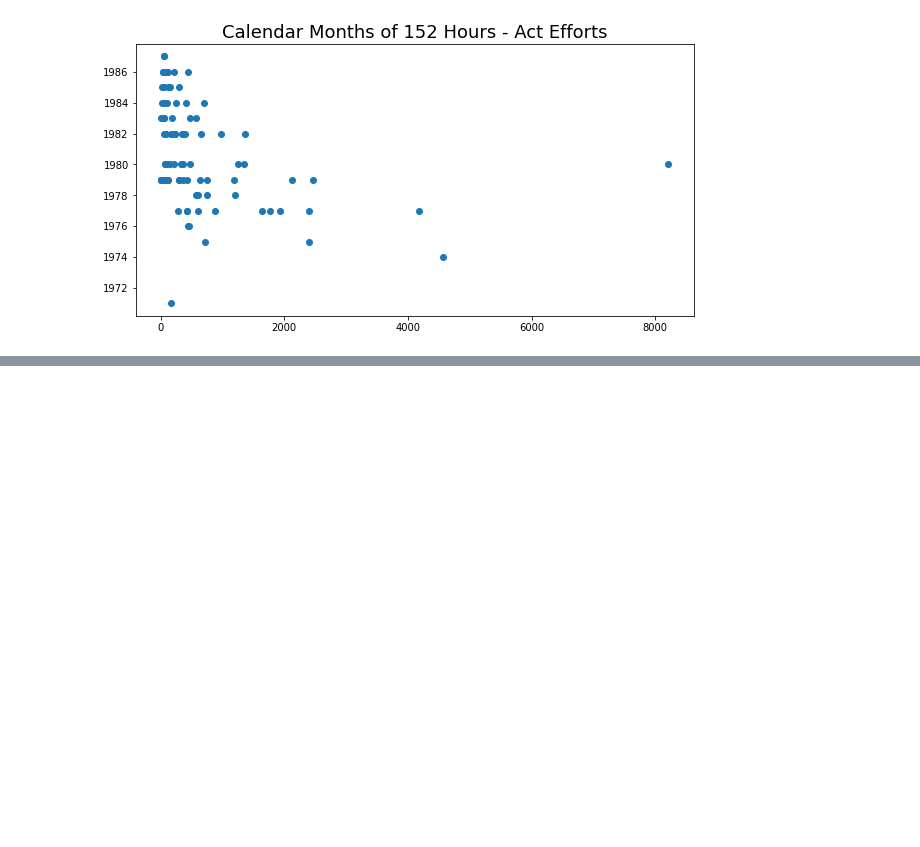
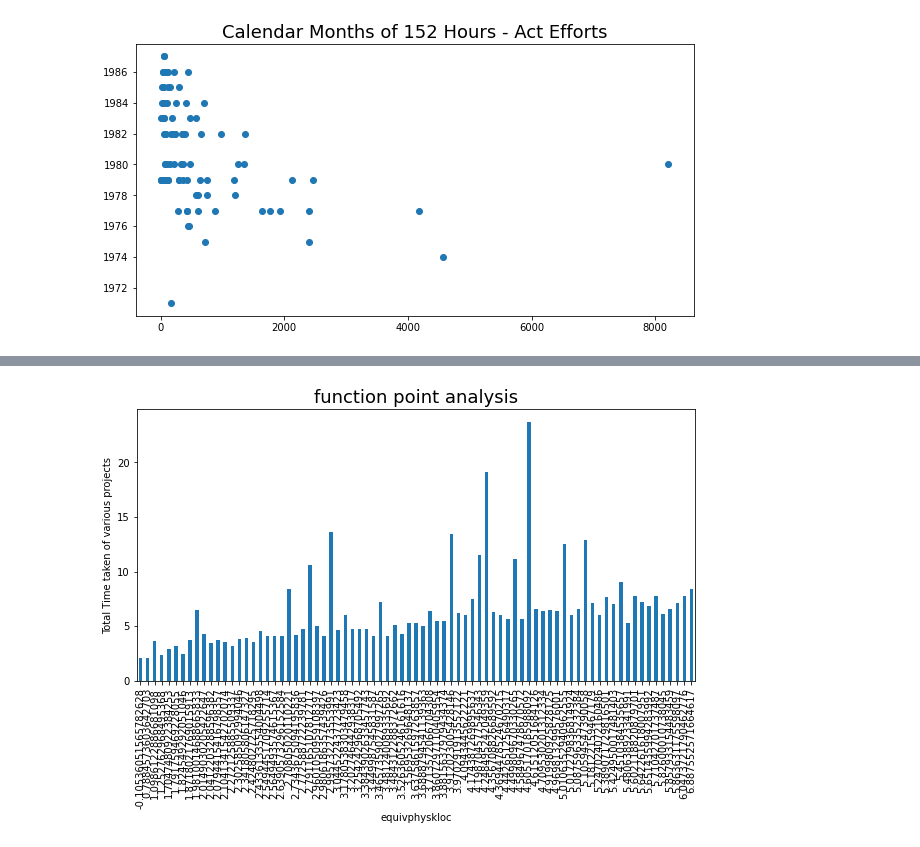
Before and after one commit to Aashir120/nasa_prediction, a Jupyter notebook: Untitled.ipynb, the cells around one changed output, grey strips where cells are left out. Cells and saved outputs as stored; diff of their text form; code cells hidden in the pictures; blank space fills up the shorter version.

```diff
--- a/Untitled.ipynb
+++ b/Untitled.ipynb
@@ -280,0 +521,8 @@ plt.show()
+# %%
+plt.figure(figsize=(10,5))
+df.groupby(['equivphyskloc'])['act_effort'].sum().plot.bar()
+plt.ylabel('Total Time taken of various projects')
+plt.title("function point analysis",fontsize=18)
+plt.show()
+# %% [output]
+[figure, added]
```
Also changed, not shown: parts of 16 cells of this notebook.
